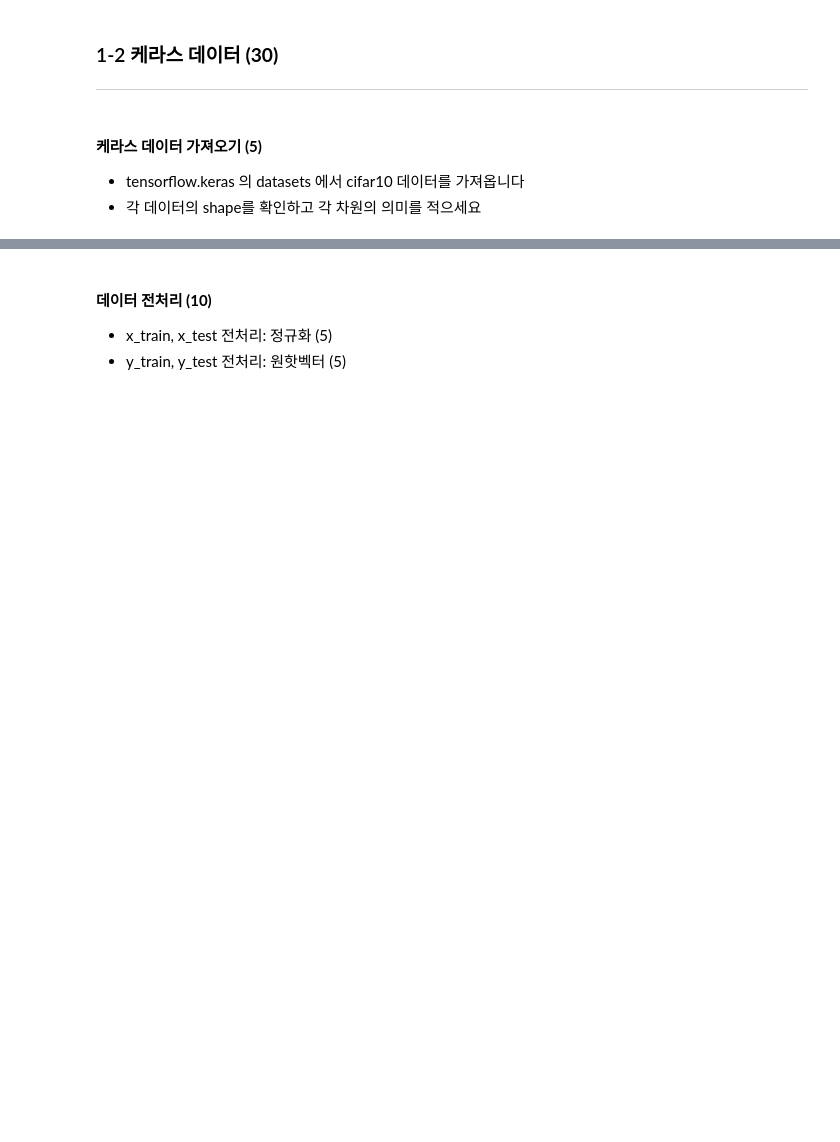
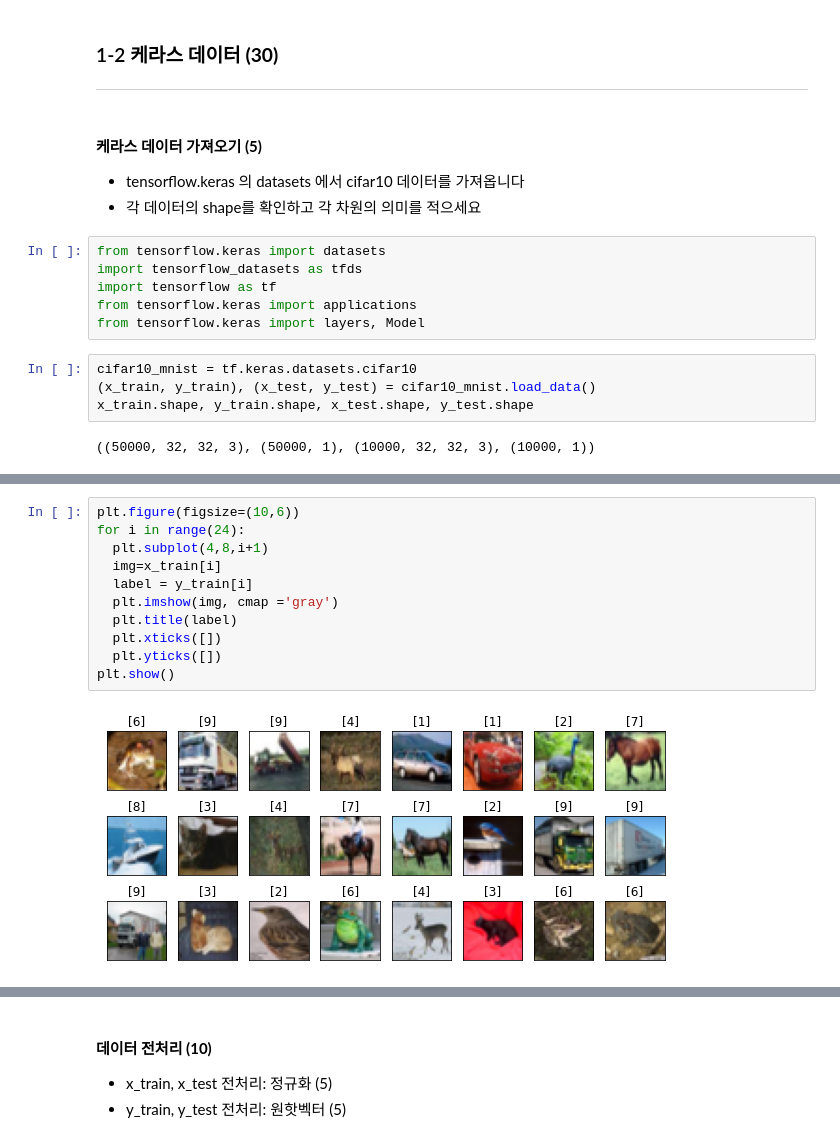
Before and after one commit to nrzsdy1993/Deeplearning_Basic, a Jupyter notebook: 시험_실기1.ipynb, the cells around one changed output, grey strips where cells are left out. Drawn from its saved outputs; the diff is of its cells as text; blank space fills up the shorter version.

```diff
--- a/시험_실기1.ipynb
+++ b/시험_실기1.ipynb
@@ -26,6 +71,18 @@
 #### **케라스 데이터 가져오기 (5)**
   * tensorflow.keras 의 datasets 에서 cifar10 데이터를 가져옵니다
   * 각 데이터의 shape를 확인하고 각 차원의 의미를 적으세요
+# %%
+from tensorflow.keras import datasets
+import tensorflow_datasets as tfds
+import tensorflow as tf
+from tensorflow.keras import applications
+from tensorflow.keras import layers, Model
+# %%
+cifar10_mnist = tf.keras.datasets.cifar10
+(x_train, y_train), (x_test, y_test) = cifar10_mnist.load_data()
+x_train.shape, y_train.shape, x_test.shape, y_test.shape
+# %% [output]
+((50000, 32, 32, 3), (50000, 1), (10000, 32, 32, 3), (10000, 1))
 # %% [markdown]
 #### **데이터 시각화 (15)**
   * 아래 세 이미지와 최대한 비슷하게 그리세요
@@ -34,3 +91,16 @@
     * y 히스토그램 - test set만 그리세요 (5)
 
   ![](https://github.com/yebiny/Lecture_deeplearning_basic/blob/main/imgs/test_vis.png?raw=true)
+# %%
+plt.figure(figsize=(10,6))
+for i in range(24):
+  plt.subplot(4,8,i+1)
+  img=x_train[i]
+  label = y_train[i]
+  plt.imshow(img, cmap ='gray')
+  plt.title(label)
+  plt.xticks([])
+  plt.yticks([])
+plt.show()
+# %% [output]
+[figure, added]
```
Also changed, not shown: parts of 26 cells of this notebook.
